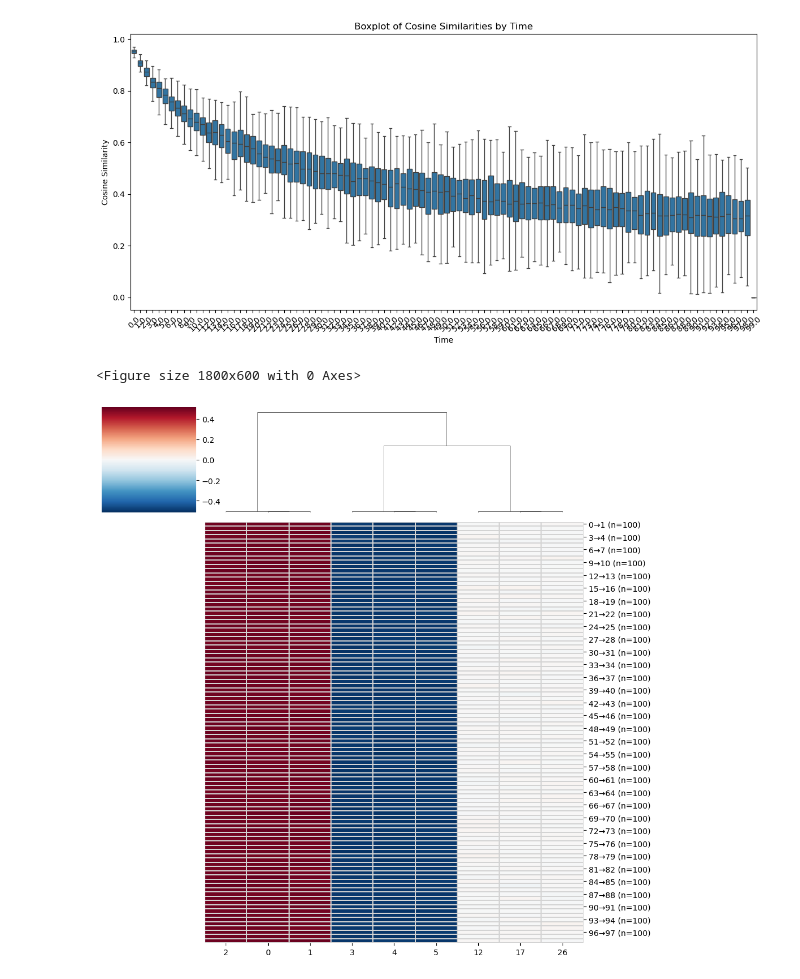
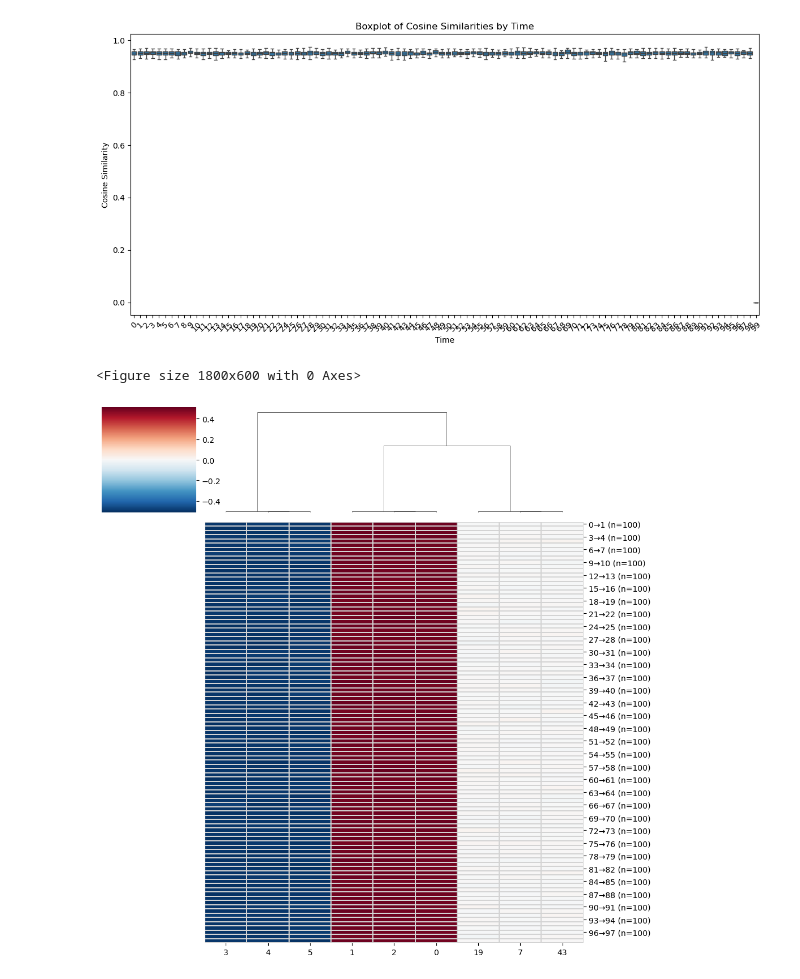
Before and after one commit to wgrgwrght/GOTFlow, a Jupyter notebook: Toy_GT.ipynb, the cells around one changed output. Saved outputs shown, nothing was run; the diff lists cells and outputs as text; code cells hidden in the pictures.

```diff
--- a/Toy_GT.ipynb
+++ b/Toy_GT.ipynb
@@ -1558,13 +1522,13 @@ Expected pattern in GT mean: [ 0.49961541  0.49965814  0.50162078 -0.50220109 -0
 # %%
 # -------------------------------
-# B) Learn φ to minimise OT objective only
+# B) Learn φ on TRAIN ONLY (OT objective)
 # -------------------------------
 
-X = cells.astype(np.float32)
-bin_ids = time.astype(int)
+X_train = train_cells.astype(np.float32)
+bin_ids_train = train_time.astype(int)
 edges = [(n, n+1) for n in range(0, time_points-1)]
 
-D = X.shape[1]
+D = X_train.shape[1]
 phiB = GOTFlow.make_mlp(d_in=D, d_out=2, hidden=8, depth=2)
 
 got_B = GOTFlow(
@@ -1575,15 +1539,17 @@ got_B = GOTFlow(
     lambda_w=0.01,
     debias=False,
 )
+
 got_B.fit(
-    X, bin_ids,
+    X_train,
+    bin_ids_train,
     edges=edges,
     edge_weights=None,
     learn_phi=True,
     transition_fit=False,     # OT only
-    lr=1e-3,
+    lr=1e-4,
     weight_decay=1e-2,
-    epochs=200,
+    epochs=100,
     max_src_per_edge=4000,
     max_tgt_per_edge=4000,
     whiten_update_every=100,
@@ -1596,8 +1562,8 @@ got_B.fit(
 Z2 = got_B.zw_
 V2 = got_B.Vw_
 
-km = KMeans(n_clusters=100, n_init="auto", random_state=0)
+km = KMeans(n_clusters=50, n_init="auto", random_state=0)
 cid = km.fit_predict(Z2)
 P, U, counts, labs = GOTFlow.cluster_average(Z2, V2, cid, min_points=10)
-got_B.plot_quiver(Z2, bin_ids, P, U, title='A')
+got_B.plot_quiver(Z2, bin_ids_train, P, U, title='A')
 # %% [output]
@@ -1645,13 +1590,8 @@ Cosine similarity: 0.0
 # %%
-import seaborn as sns
-import pandas as pd
-
-import matplotlib.pyplot as plt
-
 # Create a DataFrame for plotting
 
 # Assuming `cossims` is a list of cosine similarities and `time` is an array of corresponding time values
-data = pd.DataFrame({'Time': time, 'Cosine Similarity': cossims})
+data = pd.DataFrame({'Time': time_test, 'Cosine Similarity': cossims})
 
 # Create the boxplot
 plt.figure(figsize=(12, 6))
@@ -1663,22 +1603,22 @@ plt.xticks(rotation=45)
 plt.tight_layout()
 plt.show()
 # %% [output]
-[figure, old version]
+[figure, new version]
 # %%
 top_n_genes = 9
 
 heat, edge_df, top_list=edge_shift_heatmap(
     got=got_B,
-    X_gene=X,
+    X_gene=train_cells,  # Use training gene data for the heatmap
     gene_cols=None,
     bin_ids=time.astype(int),
     top_genes=top_n_genes,
     aggregate="mean",
     signed=True,
     weight_by_mass=True,
     save_path=f"gene_changes.pdf",
     title=None,
 )
 # %% [output]
 <Figure size 1800x600 with 0 Axes>
-[figure, old version]
+[figure, new version]
```
Also changed, not shown: parts of 6 cells of this notebook.
